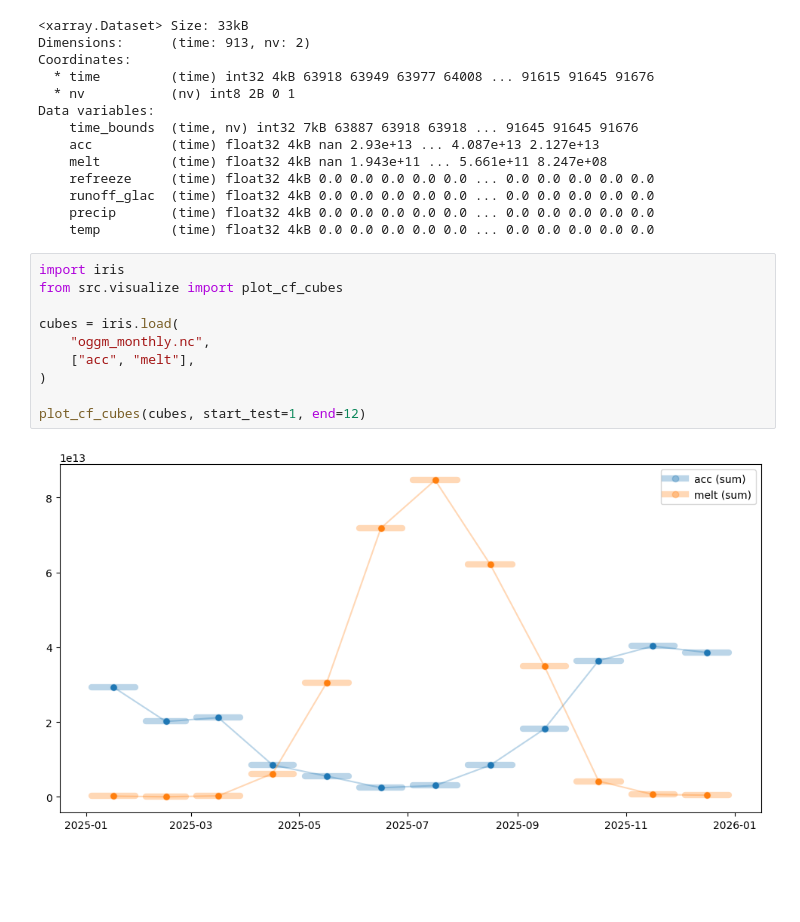
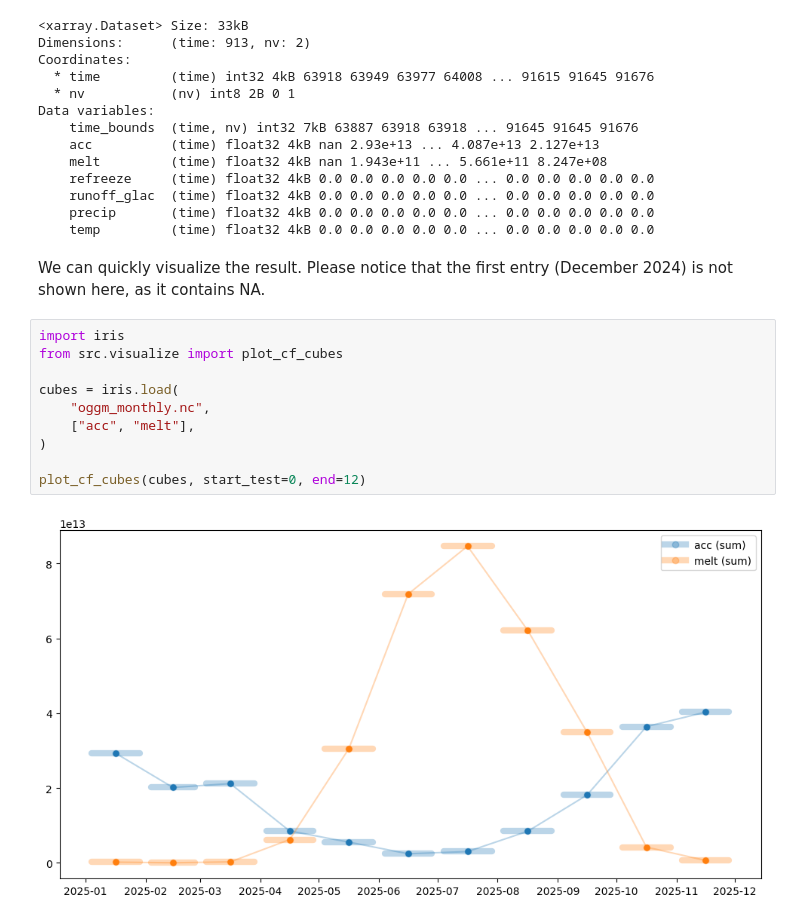
Before and after one commit to joh-brunner/glaciermip4-nc, a Jupyter notebook: 02_from_oggm_data.ipynb, the cells around one changed output. Cells and saved outputs as stored; diff of their text form; blank space fills up the shorter version.

```diff
--- a/02_from_oggm_data.ipynb
+++ b/02_from_oggm_data.ipynb
@@ -241,15 +241,17 @@ Data variables:
     runoff_glac  (time) float32 4kB 0.0 0.0 0.0 0.0 0.0 ... 0.0 0.0 0.0 0.0 0.0
     precip       (time) float32 4kB 0.0 0.0 0.0 0.0 0.0 ... 0.0 0.0 0.0 0.0 0.0
     temp         (time) float32 4kB 0.0 0.0 0.0 0.0 0.0 ... 0.0 0.0 0.0 0.0 0.0
+# %% [markdown]
+We can quickly visualize the result. Please notice that the first entry (December 2024) is not shown here, as it contains NA.
 # %%
 import iris
 from src.visualize import plot_cf_cubes
 
 cubes = iris.load(
     "oggm_monthly.nc",
     ["acc", "melt"],
 )
 
-plot_cf_cubes(cubes, start_test=1, end=12)
+plot_cf_cubes(cubes, start_test=0, end=12)
 # %% [output]
-[figure, old version]
+[figure, new version]
```
Also changed, not shown: parts of 8 cells of this notebook, 1 other file.
